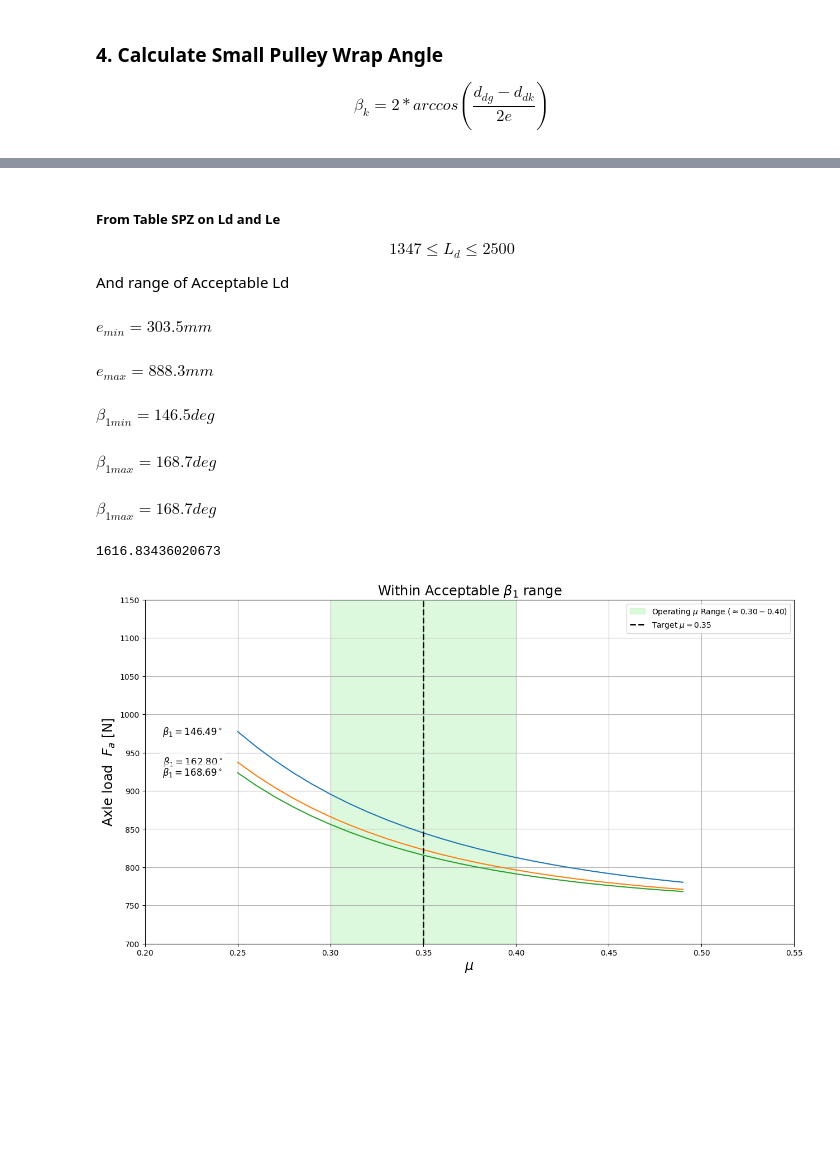
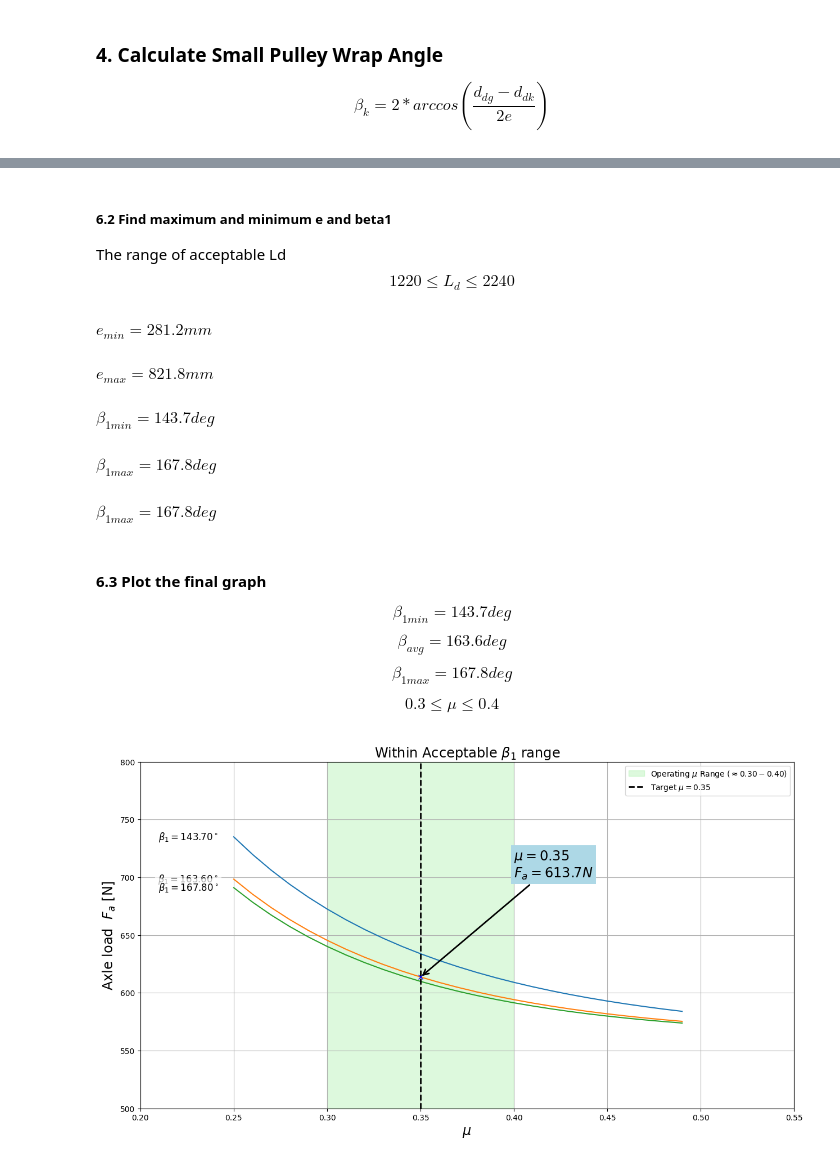
Before and after one commit to Angela-NG/machine-design, a Jupyter notebook: Lab2_Belt.ipynb, the cells around one changed output, grey strips where cells are left out. Drawn from its saved outputs; the diff is of its cells as text; code cells hidden in the pictures; blank space fills up the shorter version.

Commit message:
New Belt using feedback, remove additional KA

```diff
--- a/Lab2_Belt.ipynb
+++ b/Lab2_Belt.ipynb
@@ -70,7 +68,7 @@ $$0.7*(d_{dg}+d_{dk}) \le e' \le 2*(d_{dg}+d_{dk})$$
 #### select an init value
 $$e'=\frac{(e'_{max} + e'_{min})}{2}$$
 # %%
-b.d_dg=315*mm_
+b.d_dg=280*mm_
 eprime_min=0.7*(b.d_dk + b.d_dg)
 eprime_max=2*(b.d_dk + b.d_dg)
 HM.EqPrint('eprime_min',eprime_min)
@@ -134,10 +140,10 @@ $$d_w = d_d = d_k$$
 $$v = \frac{d_k}{2*n}$$
 $$f_B = \frac{v*z}{L_d} \le \overline{f_B}$$
 # %%
-b.P_N = 4300*W_  # table 16-15b  1500rpm and 140mm diameters
+b.P_N = 4000*W_  # table 16-15b  1500rpm and 125mm diameters
 b.U_z = 220*W_   # table 16-16b, 1500rpm and i=2.202
-b.c_1 = 0.96     # table 16-17a  beta1 163.1°
-b.c_2 = 1.5      # table 16-17c SPZ 1862mm belt,
+b.c_1 = 0.96     # table 16-17a  beta1 163.6°
+b.c_2 = 1.73      # table 16-17c SPZ 1737mm belt,
 b.z = b.E16_29_NumberOfBelts()
 HM.EqPrint('z',b.z)
 b.zz = 2
@@ -157,5 +165,5 @@ $\displaystyle f_{B} = \frac{21.99 m_{}}{L_{d} s_{}}$
 # %%
-#b.mu = 0.4
+b.mu = 0.35
 b.alpha = UM.All_to_SI( 38*deg_)
 b.n_1 = n_1
 T  = UM.kgm_s2_to_N( UM.All_to_SI( b.Pprime / b.n_1))
@@ -263,16 +204,20 @@ $\displaystyle {L}'_{max} = 2532.0 mm_{}$
 # %% [markdown]
-##### From Table SPZ on Ld and Le
-$$1347 \le L_d \le 2500$$
-
-And range of Acceptable Ld
+##### 6.2 Find maximum and minimum e and beta1
+The range of acceptable Ld
+$$1220 \le L_d \le 2240$$
 # %%
-Lmin = 1347
-Lmax = 2500
+Lmin = 1220
+Lmax = 2240
 
-Llist = [1347, 1360, 1362, 1387, 1400, 1412, 1437, 1450, 1462, 1487, 1500, 1512, 1537, 1550, 1562, 1567, 1600, 1612, 1637, 1650, 1662, 1687, 1700, 1737, 1750, 1762, 1787, 1800, 1812, 1837, 1850, 1862, 1887, 1900, 1973, 1950, 1987, 2000, 2037, 2060, 2120, 2137, 2180, 2187, 2240, 2287, 2240, 2287, 2300, 2360, 2430, 2500]
+Llist = [1220, 1237, 1250, 1262, 1280, 1287, 1312, 1320, 1327, 1337, 1347, 1360, 1362, 1387, 1400, 1412, 1437, 1450, 1462, 1487, 1500, 1512, 1537, 1550, 1562, 1567, 1600, 1612, 1637, 1650, 1662, 1687, 1700, 1737, 1750, 1762, 1787, 1800, 1812, 1837, 1850, 1862, 1887, 1900, 1973, 1950, 1987, 2000, 2037, 2060, 2120, 2137, 2180, 2187, 2240, 2287, 2240]
 Larray = np.array(Llist)
 
-erange = Larray/4 - np.pi/8 * (315+140) + ( (Larray/4 - np.pi/8 * (315+140))**2 - ((315-140)**2)/8 )**(1/2)
+b.d_dk=125
+# print(b.d_dk)
+b.d_dg=280
+# print(b.d_dg)
+
+erange = Larray/4 - np.pi/8 * (b.d_dk+b.d_dg) + ( (Larray/4 - np.pi/8 * (b.d_dk+b.d_dg))**2 - ((b.d_dg-b.d_dk)**2)/8 )**(1/2)
 e_min = min(erange)
 e_max = max(erange)
 
@@ -290,15 +235,22 @@ betarangeMax_deg = np.rad2deg(beta_1_max_rad)
 HM.EqPrint('beta_1_min',betarangeMin_deg * deg_)
 HM.EqPrint('beta_1_max',betarangeMax_deg * deg_)
 # %% [output]
-$\displaystyle e_{min} = 303.5 mm_{}$
+$\displaystyle e_{min} = 281.2 mm_{}$
-$\displaystyle e_{max} = 888.3 mm_{}$
+$\displaystyle e_{max} = 821.8 mm_{}$
-$\displaystyle \beta_{1 min} = 146.5 deg_{}$
+$\displaystyle \beta_{1 min} = 143.7 deg_{}$
-$\displaystyle \beta_{1 max} = 168.7 deg_{}$
+$\displaystyle \beta_{1 max} = 167.8 deg_{}$
-$\displaystyle \beta_{1 max} = 168.7 deg_{}$
+$\displaystyle \beta_{1 max} = 167.8 deg_{}$
+# %% [markdown]
+#### 6.3 Plot the final graph
+$$\beta_{1min} = 143.7 deg$$
+$$\beta_{avg} = 163.6 deg$$
+$$\beta_{1max} = 167.8 deg$$
+
+$$0.3 \le \mu \le 0.4$$
 # %%
-#polt figure of F_a, mu and beta_1
+#plot figure of F_a, mu and beta_1
 deg = np.pi / 180.0            # float
-b.beta_1 = np.array([146.49, 162.8, 168.69], dtype=float) * deg
+b.beta_1 = np.array([143.7, 163.6, 167.8], dtype=float) * deg
 b.mu = np.arange(0.25,0.5,0.01)
 
 X1 = np.asarray(b.mu, dtype=float)
@@ -310,7 +262,7 @@ yy, A, B = HM.evaluate(b.F_a,{symbol_X1:X1,symbol_X2:X2})
 mu_target     = 0.35
 mu_index   = int(np.argmin(np.abs(b.mu - mu_target)))
 mu_target     = 0.35
-beta_deg_tgt  = 162.8
+beta_deg_tgt  = 163.6
 
 mu_index   = int(np.argmin(np.abs(b.mu - mu_target)))
 beta_index = int(np.argmin(np.abs(b.beta_1 - beta_deg_tgt*deg)))
@@ -329,39 +281,40 @@ for i in range(len(X2)):
     label = rf'$\beta_{{1}}={beta_deg:.2f}^\circ$'
     plt.annotate(
         label,
         xy=(X1[0], yy[0, i]),
         xytext=(-20, 0),
         textcoords="offset points",
         va='center', ha='right',
         size='large',
         bbox=dict(facecolor='white', edgecolor='none', alpha=0.7)
     )
 
 # title
 expr_latex = sp.latex(b.F_a)
 
 plt.title(r'Within Acceptable $\beta_1$ range', fontsize='xx-large')
 
 plt.xlabel(r'$\mu$ ', fontsize=textsize)
 plt.ylabel(r'Axle load  $F_{a}$ [N]', fontsize=textsize)
 
 plt.xlim([0.2, 0.55])
-plt.ylim([700, 1150])
+plt.ylim([500, 800])
 plt.axvspan(0.3,0.4, color='lightgreen', alpha=0.3, zorder=0,
             label=r'Operating $\mu$ Range $(\approx 0.30 - 0.40)$')
 plt.axvline(mu_target, color='k', linestyle='--', linewidth=2,
             label=rf'Target $\mu = {mu_target}$')
 
-chosen_beta1 = 162.8 * (np.pi/180)
-m = np.exp(mu_target*chosen_beta1)
-# print(m)
-Fa_beta1 = UM.RemoveUnits(b.F_t * (((m**2 + 1 - 2 * m * np.cos(chosen_beta1))**(1/2))/(m - 1)))
-print(Fa_beta1)
-# plt.plot(mu_target, Fa_beta1)
+chosen_beta1 = 163.6
+Fa_intersect = 613.7
+plt.plot(mu_target, Fa_intersect, 'x', color='blue')
+plt.annotate(f'$\mu = {mu_target}$ \n$F_a= {Fa_intersect:.1f} N$',xy=(mu_target,Fa_intersect), xytext=(0.40, 700),size=textsize,arrowprops=dict(arrowstyle='->', color='black', linewidth=2),bbox=dict(facecolor='lightblue',edgecolor='none'))
+# plt.annotate(f'$mu = {mu_target}$ \n$F_a= {Fa_intersect:.1f} N$'
+#              ,xy=(mu_target,Fa_intersect),xytext=(35,150),size=textsize
+#              ,arrowprops=dict(arrowstyle='->', color='black', linewidth=2)
+#              ,bbox=dict(facecolor='lightblue',edgecolor='none'))
 
 plt.legend()
 plt.show()
 #test
 # %% [output]
-1616.83436020673
-[figure, old version]
+[figure, new version]
```
Also changed, not shown: parts of 19 cells of this notebook.
